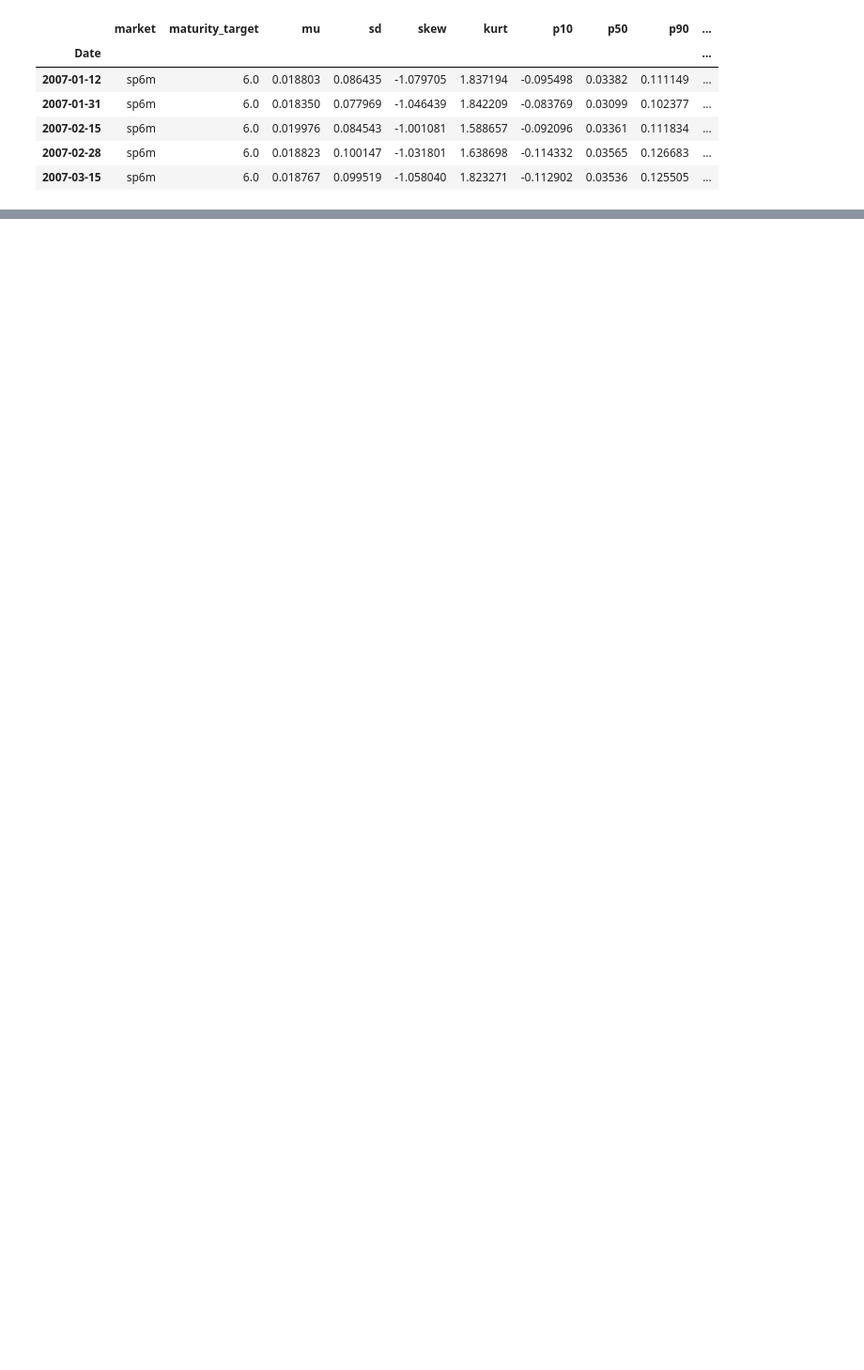
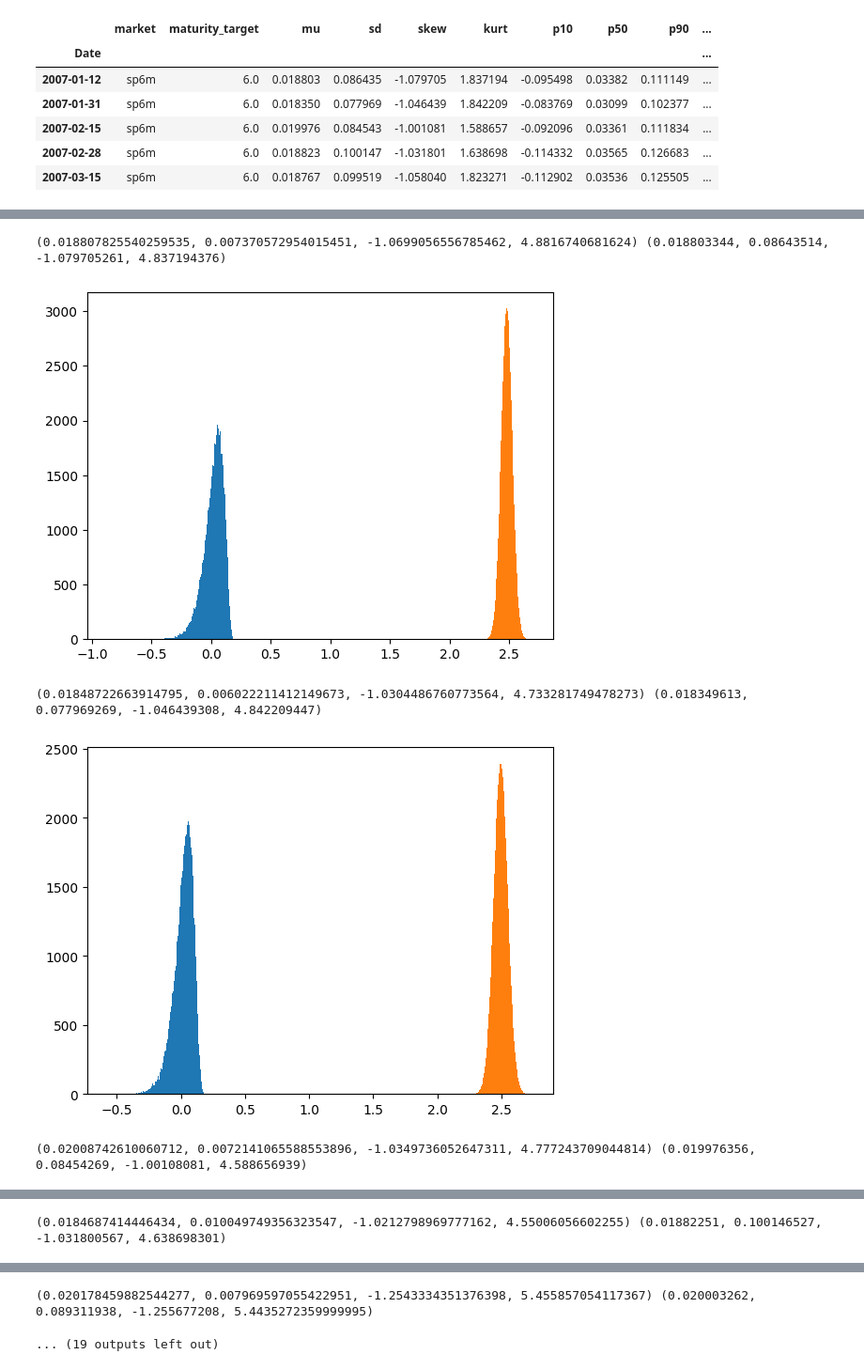
Before and after one commit to bill95196/IAQF, a Jupyter notebook: Experiment.ipynb, the cells around one changed output, grey strips where cells are left out. Shown: that part at 94% size. Drawn from its saved outputs; the diff is of its cells as text; code cells hidden in the pictures; blank space fills up the shorter version.

```diff
--- a/Experiment.ipynb
+++ b/Experiment.ipynb
@@ -145,7 +340,7 @@ sp6m.head()
 | 2007-02-28 | sp6m | 6.0 | 0.018823 | 0.100147 | -1.031801 | 1.638698 | -0.114332 | 0.03565 | 0.126683 | ... |
 | 2007-03-15 | sp6m | 6.0 | 0.018767 | 0.099519 | -1.058040 | 1.823271 | -0.112902 | 0.03536 | 0.125505 | ... |
 # %%
-def create_bins(max_val, min_val, n_bins=100):
+def create_bins(max_val, min_val, n_bins=1000):
     """ Create bins for the given data and return the bin edges. """
     bins = np.linspace(min_val, max_val, n_bins + 1)  # +1 for inclusive edge
     return bins
@@ -172,7 +367,6 @@ for i in sp6m.index:
     try:
         coeff = fit_fleishman_from_sk(skew, kurt)
         sim = (generate_fleishman(-coeff[1],*coeff,N=100000))*std+mean
-
 
         sp = sp500.loc[i]
         s0 = sp["Close"]
@@ -191,13 +385,16 @@ for i in sp6m.index:
         rnp_counts = bin_data(sim, bins)
         gbm_counts = bin_data(gbm, bins)
 
-        """print(describe(sim), describe(gbm))
+        print(describe(sim), (mean, std, skew, kurt+3))
         plt.hist(sim, bins=bins)
         plt.hist(gbm, bins=bins)
-        plt.show()"""
+        plt.show()
         count += find_bin_count(true_retun, bins, rnp_counts)-find_bin_count(true_retun, bins, gbm_counts)
     except:
         print(f"Error at {i}")
+        print(f"SP500 contains data: {i in sp.index}")
+        print(f"Simulation success: {coeff != None}")
+
 
 
 print(count/100000)
@@ -221,0 +419,5 @@ Error at 2024-01-10 00:00:00
+(0.018807825540259535, 0.007370572954015451, -1.0699056556785462, 4.8816740681624) (0.018803344, 0.08643514, -1.079705261, 4.837194376)
+[figure, added]
+(0.01848722663914795, 0.006022211412149673, -1.0304486760773564, 4.733281749478273) (0.018349613, 0.077969269, -1.046439308, 4.842209447)
+[figure, added]
+(0.02008742610060712, 0.0072141065588553896, -1.0349736052647311, 4.777243709044814) (0.019976356, 0.08454269, -1.00108081, 4.588656939)
@@ -221,0 +425 @@ Error at 2024-01-10 00:00:00
+(0.0184687414446434, 0.010049749356323547, -1.0212798969777162, 4.55006056602255) (0.01882251, 0.100146527, -1.031800567, 4.638698301)
@@ -221,0 +433,2 @@ Error at 2024-01-10 00:00:00
+(0.020178459882544277, 0.007969597055422951, -1.2543334351376398, 5.455857054117367) (0.020003262, 0.089311938, -1.255677208, 5.4435272359999995)
+... (19 outputs left out)
```
Also changed, not shown: parts of 18 cells of this notebook, 35 other files.
